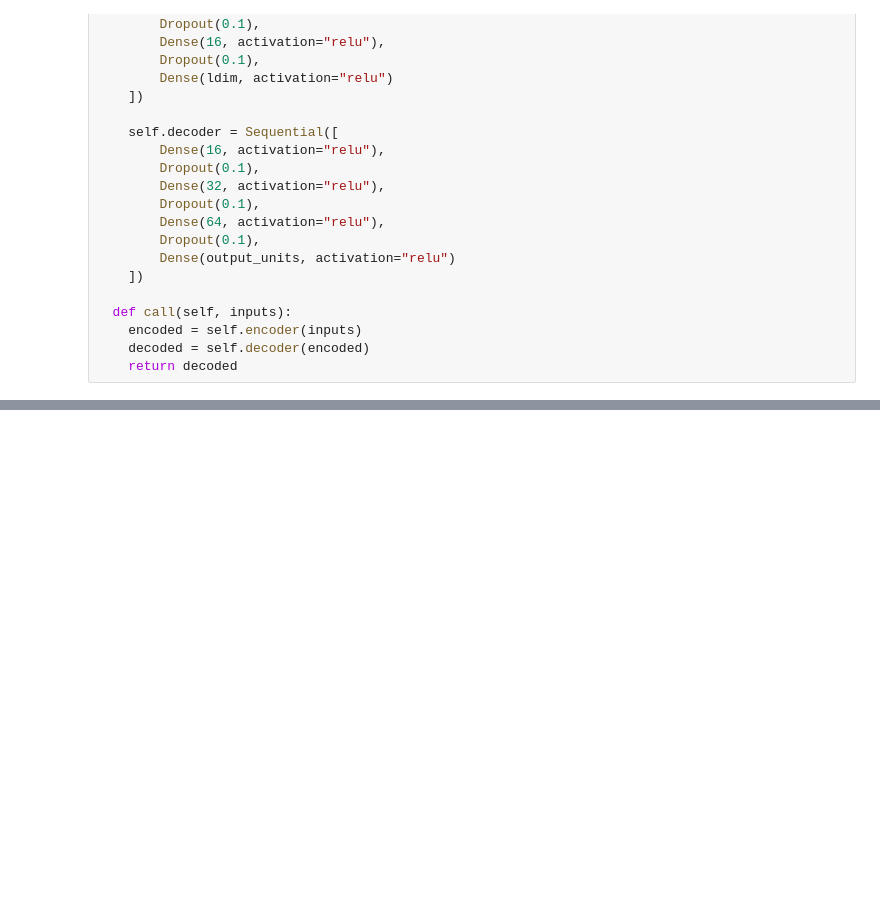
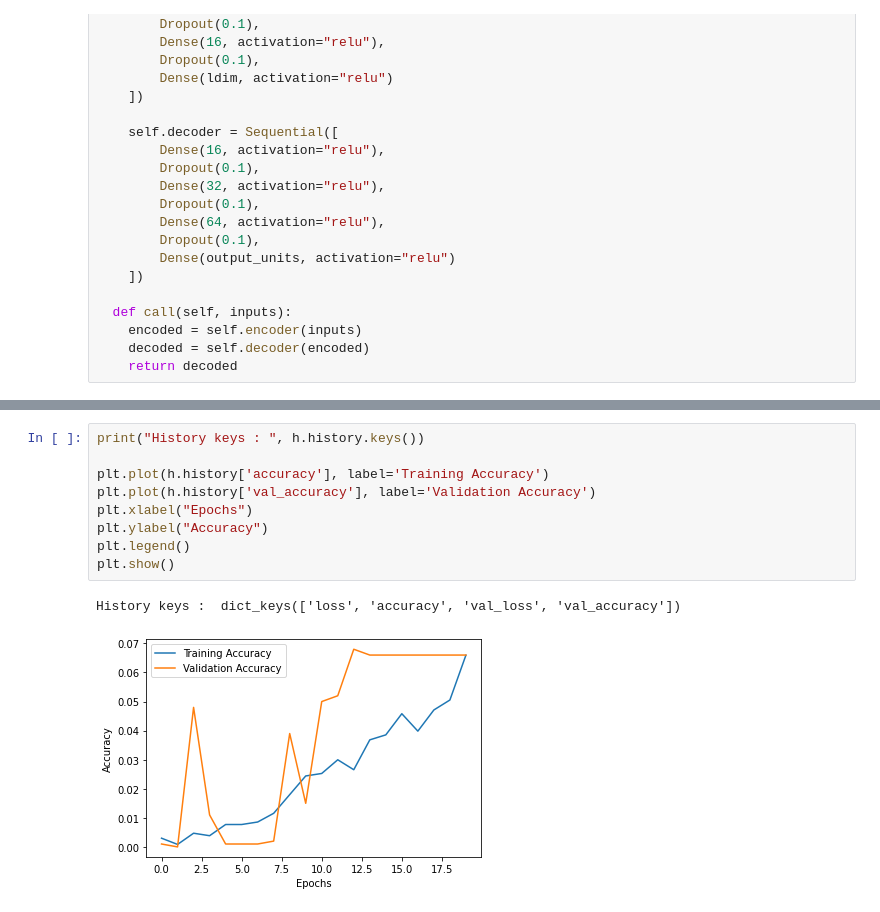
Before and after one commit to Priyanshu-PM/DL_practicals, a Jupyter notebook: Problem_Statement_14.ipynb, the cells around one changed output, grey strips where cells are left out. Cells and saved outputs as stored; diff of their text form; blank space fills up the shorter version.

```diff
--- a/Problem_Statement_14.ipynb
+++ b/Problem_Statement_14.ipynb
@@ -155,0 +170,12 @@ accuracy_score(predictions, y_test)
+# %%
+print("History keys : ", h.history.keys())
+
+plt.plot(h.history['accuracy'], label='Training Accuracy')
+plt.plot(h.history['val_accuracy'], label='Validation Accuracy')
+plt.xlabel("Epochs")
+plt.ylabel("Accuracy")
+plt.legend()
+plt.show()
+# %% [output]
+History keys :  dict_keys(['loss', 'accuracy', 'val_loss', 'val_accuracy'])
+[figure, added]
```
Also changed, not shown: parts of 7 cells of this notebook, 1 other file.
